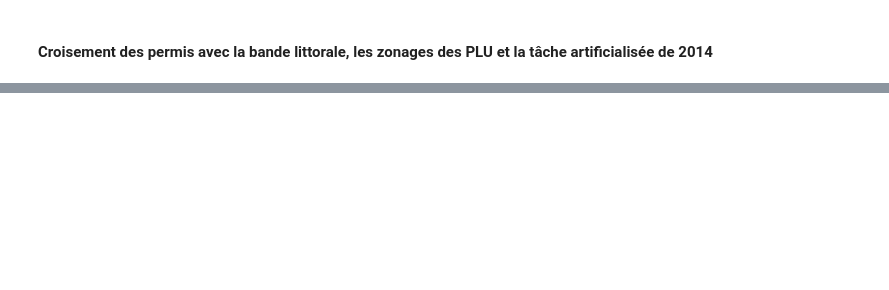
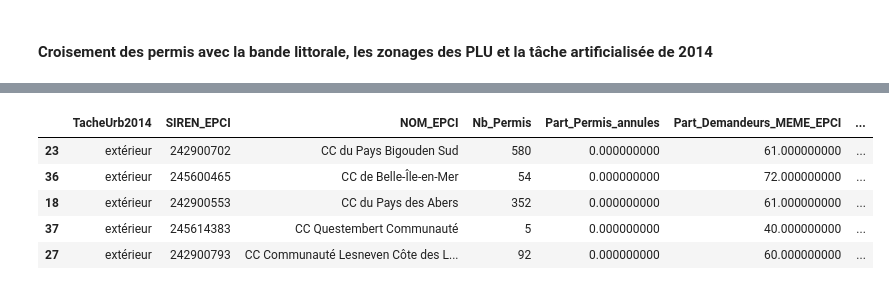
Before and after one commit to Denis-Vannier/artif_littoral_bzh, a Jupyter notebook: permis_construire/SITADEL_BZH.ipynb, the cells around one changed output, grey strips where cells are left out. Saved outputs shown, nothing was run; the diff lists cells and outputs as text; code cells hidden in the pictures; blank space fills up the shorter version.

```diff
--- a/permis_construire/SITADEL_BZH.ipynb
+++ b/permis_construire/SITADEL_BZH.ipynb
@@ -599,0 +1617,50 @@ SITADEL_Bzh_Litt_Bilan.sample(5)
+# %%
+#### Synthèse par EPCI, selon la situation de la parcelle par rapport à la zone déjà artificialisé en 2014
+SITADEL_Litt_Bilan=SITADEL_Bzh_Litt.groupby(["TacheUrb2014","SIREN_EPCI","NOM_EPCI"], as_index=False).agg(
+   Nb_Permis=("SIREN_EPCI","count"),
+   Permis_annules=("PERMIS_ANNULE","sum"),
+   Nouveaux_Logements=("NB_LOGEMENTS_NEW","sum"),
+   Resid_secondaire=("RESID_SECOND","sum"),
+   Surface_terrains=("SUPERF_TERRAIN","sum"),
+   Surface_Logements=("SURF_HABIT_NEW","sum"),
+   Surface_Locaux=("SURF_LOCAUX_NEW","sum"),
+   Surface_hotels=("SURF_HOTEL_NEW","sum"),
+   Surface_bureaux=("SURF_BUREAU_NEW","sum"),
+   Surface_commerces=("SURF_COMMERC_NEW","sum"),
+   Surface_artisanat=("SURF_ARTISAN_NEW","sum"),
+   Surface_industrie=("SURF_INDUS_NEW","sum"),
+   Surface_bat_agricoles=("SURF_AGRIC_NEW","sum"),
+   Surface_entrepots=("SURF_ENTREPOT_NEW","sum"),
+   Surface_services_publics=("SURF_SERV_PUB_NEW","sum"),
+   Demandeurs_MEME_EPCI=("DEM_MEME_EPCI","sum"),
+   Demandeurs_MEME_DEP=("DEM_MEME_DEP","sum"),
+   Demandeurs_BRETAGNE=("DEM_BRETAGNE","sum"),
+   Demandeurs_Ouest=("DEM_Ouest","sum"),
+   Demandeurs_LOINTAINS=("DEM_LOINTAINS","sum")
+   )
+
+SITADEL_Litt_Bilan["Part_Permis_annules"]=((SITADEL_Litt_Bilan["Permis_annules"]/SITADEL_Litt_Bilan["Nb_Permis"])*100).round()
+SITADEL_Litt_Bilan["Part_Demandeurs_MEME_EPCI"]=((SITADEL_Litt_Bilan["Demandeurs_MEME_EPCI"]/SITADEL_Litt_Bilan["Nb_Permis"])*100).round()
+SITADEL_Litt_Bilan["Part_Demandeurs_MEME_DEP"]=((SITADEL_Litt_Bilan["Demandeurs_MEME_DEP"]/SITADEL_Litt_Bilan["Nb_Permis"])*100).round()
+SITADEL_Litt_Bilan["Part_Demandeurs_BRETAGNE"]=((SITADEL_Litt_Bilan["Demandeurs_BRETAGNE"]/SITADEL_Litt_Bilan["Nb_Permis"])*100).round()
+SITADEL_Litt_Bilan["Part_Demandeurs_Ouest"]=((SITADEL_Litt_Bilan["Demandeurs_Ouest"]/SITADEL_Litt_Bilan["Nb_Permis"])*100).round()
+SITADEL_Litt_Bilan["Part_Demandeurs_LOINTAINS"]=((SITADEL_Litt_Bilan["Demandeurs_LOINTAINS"]/SITADEL_Litt_Bilan["Nb_Permis"])*100).round()
+
+SITADEL_Litt_Bilan=SITADEL_Litt_Bilan[['TacheUrb2014','SIREN_EPCI','NOM_EPCI', 'Nb_Permis', 'Part_Permis_annules',
+       'Part_Demandeurs_MEME_EPCI','Part_Demandeurs_MEME_DEP', 'Part_Demandeurs_BRETAGNE',
+       'Part_Demandeurs_Ouest', 'Part_Demandeurs_LOINTAINS','Nouveaux_Logements',
+       'Resid_secondaire', 'Surface_terrains', 'Surface_Logements',
+       'Surface_Locaux', 'Surface_hotels', 'Surface_bureaux',
+       'Surface_commerces', 'Surface_artisanat', 'Surface_industrie',
+       'Surface_bat_agricoles', 'Surface_entrepots',
+       'Surface_services_publics']]
+
+SITADEL_Litt_Bilan.to_csv("SITADEL/SITADEL_BZH_2014_2024_LITT_NEW2014_Bilan_EPCI.csv")
+SITADEL_Litt_Bilan.sample(5)
+# %% [output]
+|  | TacheUrb2014 | SIREN_EPCI | NOM_EPCI | Nb_Permis | Part_Permis_annules | Part_Demandeurs_MEME_EPCI | ... |
+| 23 | extérieur | 242900702 | CC du Pays Bigouden Sud | 580 | 0.000000000 | 61.000000000 | ... |
+| 36 | extérieur | 245600465 | CC de Belle-Île-en-Mer | 54 | 0.000000000 | 72.000000000 | ... |
+| 18 | extérieur | 242900553 | CC du Pays des Abers | 352 | 0.000000000 | 61.000000000 | ... |
+| 37 | extérieur | 245614383 | CC Questembert Communauté | 5 | 0.000000000 | 40.000000000 | ... |
+| 27 | extérieur | 242900793 | CC Communauté Lesneven Côte des L... | 92 | 0.000000000 | 60.000000000 | ... |
```
Also changed, not shown: parts of 55 cells of this notebook, 12 other files.
